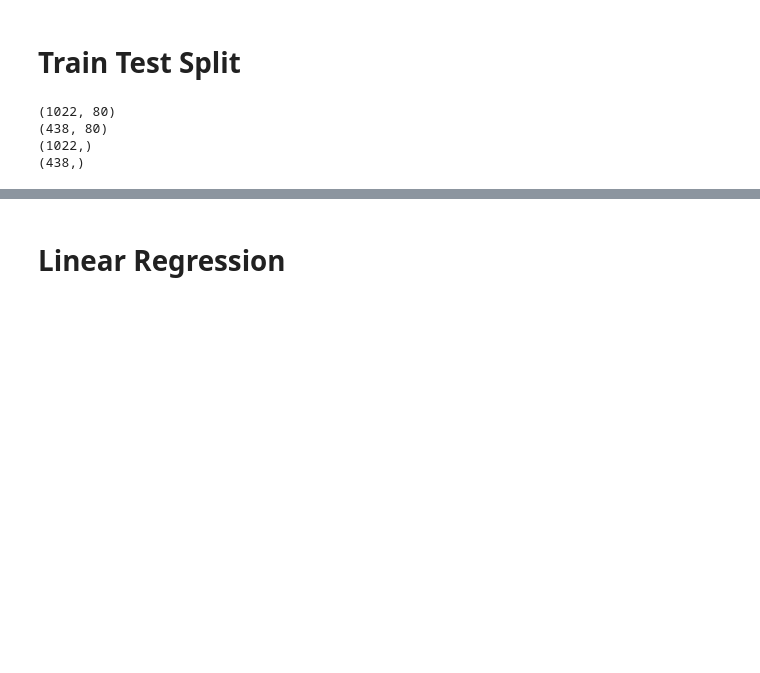
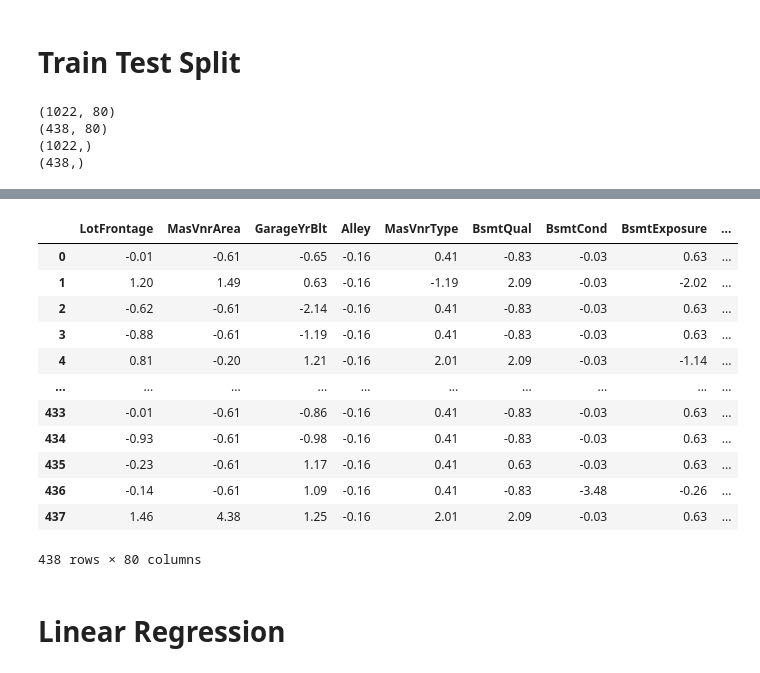
Before and after one commit to Abhi9vSingh/Machine-Learning-Projects, a Jupyter notebook: House Price Prediction.ipynb, the cells around one changed output, grey strips where cells are left out. Drawn from its saved outputs; the diff is of its cells as text; code cells hidden in the pictures; blank space fills up the shorter version.

```diff
--- a/House Price Prediction.ipynb
+++ b/House Price Prediction.ipynb
@@ -423,3 +490,20 @@ print(y_test.shape)
+# %%
+x_test=pd.DataFrame(x_test,columns=num_var_mean+num_var_median+cat_var_miss+clean_value[:-1])
+x_test.round(2)
+# %% [output]
+|  | LotFrontage | MasVnrArea | GarageYrBlt | Alley | MasVnrType | BsmtQual | BsmtCond | BsmtExposure | ... |
+| 0 | -0.01 | -0.61 | -0.65 | -0.16 | 0.41 | -0.83 | -0.03 | 0.63 | ... |
+| 1 | 1.20 | 1.49 | 0.63 | -0.16 | -1.19 | 2.09 | -0.03 | -2.02 | ... |
+| 2 | -0.62 | -0.61 | -2.14 | -0.16 | 0.41 | -0.83 | -0.03 | 0.63 | ... |
+| 3 | -0.88 | -0.61 | -1.19 | -0.16 | 0.41 | -0.83 | -0.03 | 0.63 | ... |
+| 4 | 0.81 | -0.20 | 1.21 | -0.16 | 2.01 | 2.09 | -0.03 | -1.14 | ... |
+| ... | ... | ... | ... | ... | ... | ... | ... | ... | ... |
+| 433 | -0.01 | -0.61 | -0.86 | -0.16 | 0.41 | -0.83 | -0.03 | 0.63 | ... |
+| 434 | -0.93 | -0.61 | -0.98 | -0.16 | 0.41 | -0.83 | -0.03 | 0.63 | ... |
+| 435 | -0.23 | -0.61 | 1.17 | -0.16 | 0.41 | 0.63 | -0.03 | 0.63 | ... |
+| 436 | -0.14 | -0.61 | 1.09 | -0.16 | 0.41 | -0.83 | -3.48 | -0.26 | ... |
+| 437 | 1.46 | 4.38 | 1.25 | -0.16 | 2.01 | 2.09 | -0.03 | 0.63 | ... |
+438 rows × 80 columns
 # %% [markdown]
 # Linear Regression
 # %%
```
Also changed, not shown: parts of 18 cells of this notebook.
